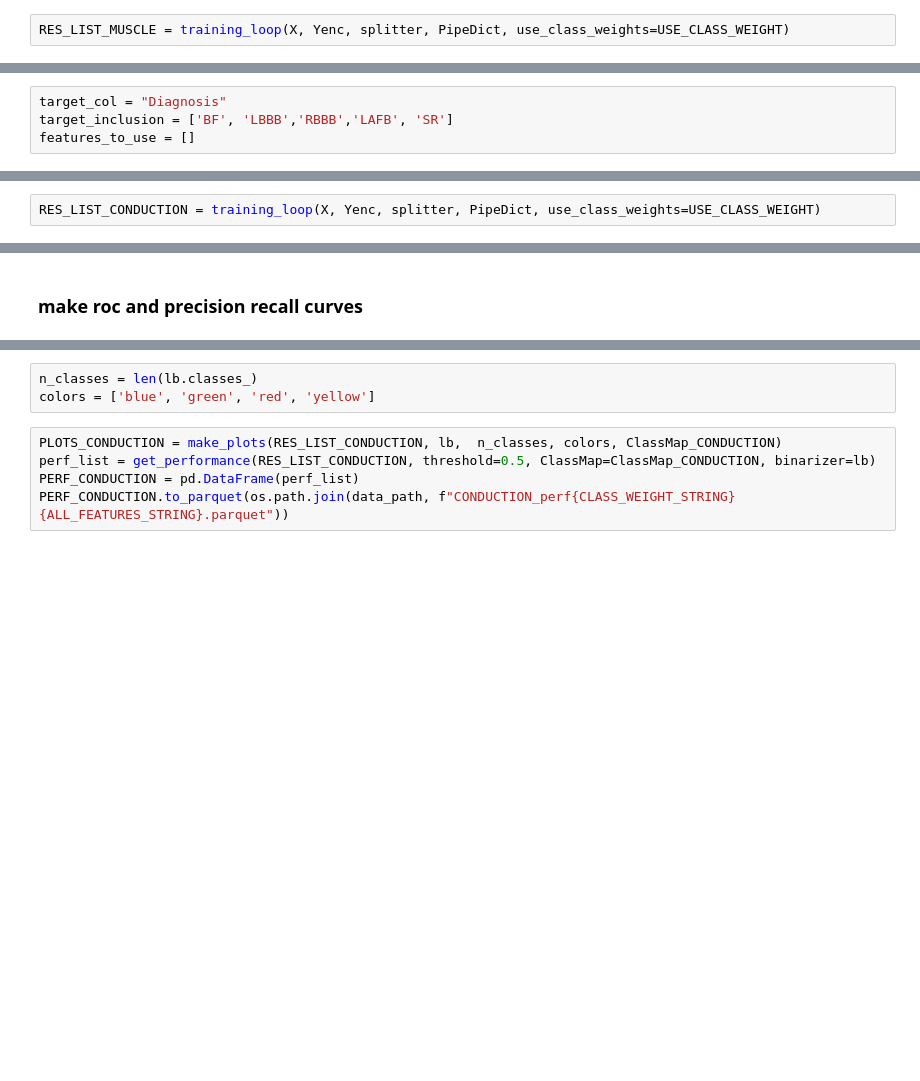
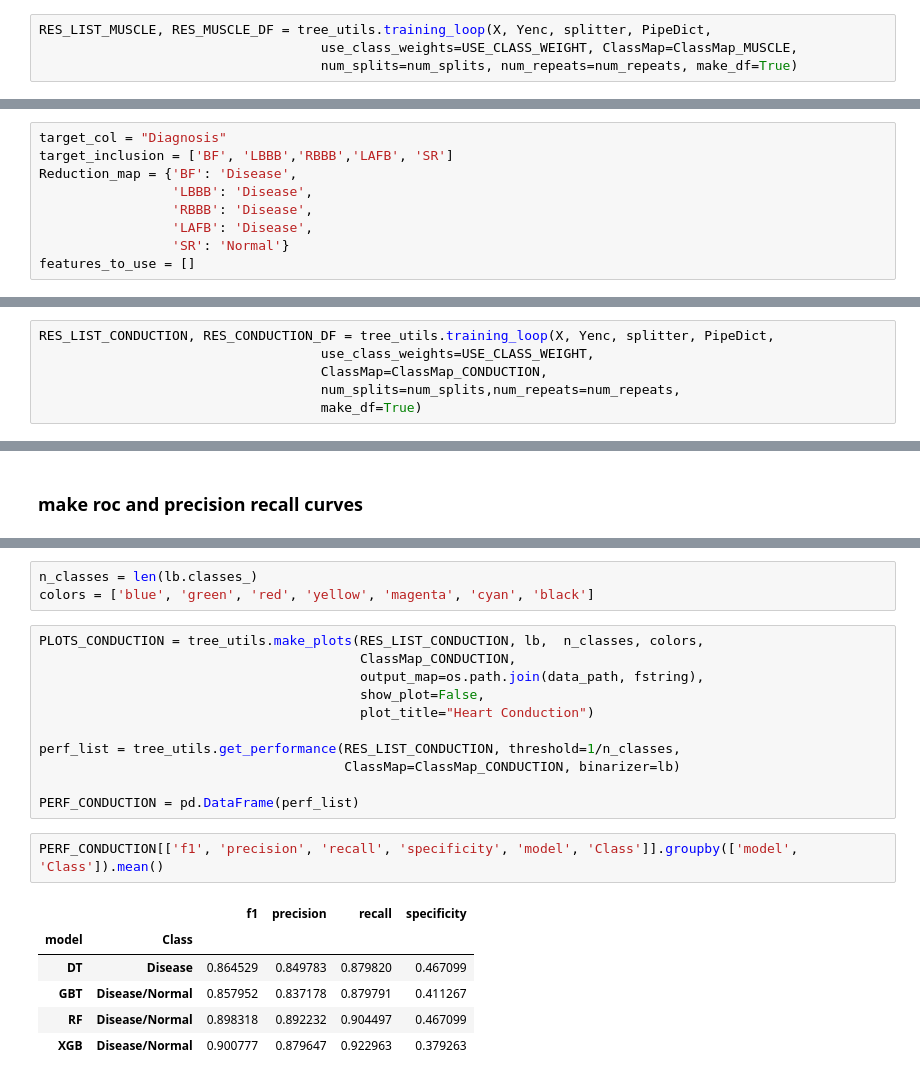
Before and after one commit to UPOD-datascience/TreeBuilder, a Jupyter notebook: sandbox/baseline_classifier.ipynb, the cells around one changed output, grey strips where cells are left out. Cells and saved outputs as stored; diff of their text form; blank space fills up the shorter version.

```diff
--- a/sandbox/baseline_classifier.ipynb
+++ b/sandbox/baseline_classifier.ipynb
@@ -571,2 +398,4 @@ ClassMap_MUSCLE = {i:c for i,c in enumerate(lbe.classes_)}
 # %%
-RES_LIST_MUSCLE = training_loop(X, Yenc, splitter, PipeDict, use_class_weights=USE_CLASS_WEIGHT)
+RES_LIST_MUSCLE, RES_MUSCLE_DF = tree_utils.training_loop(X, Yenc, splitter, PipeDict,
+                                    use_class_weights=USE_CLASS_WEIGHT, ClassMap=ClassMap_MUSCLE,
+                                    num_splits=num_splits, num_repeats=num_repeats, make_df=True)
@@ -597,6 +441,11 @@ PERF_MUSCLE.to_parquet(os.path.join(data_path, f"MUSCLE_perf{CLASS_WEIGHT_STRING
 # %%
 target_col = "Diagnosis"
 target_inclusion = ['BF', 'LBBB','RBBB','LAFB', 'SR']
+Reduction_map = {'BF': 'Disease',
+                 'LBBB': 'Disease',
+                 'RBBB': 'Disease',
+                 'LAFB': 'Disease',
+                 'SR': 'Normal'}
 features_to_use = []
 # %%
 if len(features_to_use)==0:
@@ -674,2 +532,6 @@ ClassMap_CONDUCTION
 # %%
-RES_LIST_CONDUCTION = training_loop(X, Yenc, splitter, PipeDict, use_class_weights=USE_CLASS_WEIGHT)
+RES_LIST_CONDUCTION, RES_CONDUCTION_DF = tree_utils.training_loop(X, Yenc, splitter, PipeDict,
+                                    use_class_weights=USE_CLASS_WEIGHT,
+                                    ClassMap=ClassMap_CONDUCTION,
+                                    num_splits=num_splits,num_repeats=num_repeats,
+                                    make_df=True)
@@ -682,8 +549,23 @@ Y.value_counts()
 # %%
 n_classes = len(lb.classes_)
-colors = ['blue', 'green', 'red', 'yellow']
+colors = ['blue', 'green', 'red', 'yellow', 'magenta', 'cyan', 'black']
 # %%
-PLOTS_CONDUCTION = make_plots(RES_LIST_CONDUCTION, lb,  n_classes, colors, ClassMap_CONDUCTION)
-perf_list = get_performance(RES_LIST_CONDUCTION, threshold=0.5, ClassMap=ClassMap_CONDUCTION, binarizer=lb)
+PLOTS_CONDUCTION = tree_utils.make_plots(RES_LIST_CONDUCTION, lb,  n_classes, colors,
+                                         ClassMap_CONDUCTION,
+                                         output_map=os.path.join(data_path, fstring),
+                                         show_plot=False,
+                                         plot_title="Heart Conduction")
+
+perf_list = tree_utils.get_performance(RES_LIST_CONDUCTION, threshold=1/n_classes,
+                                       ClassMap=ClassMap_CONDUCTION, binarizer=lb)
+
 PERF_CONDUCTION = pd.DataFrame(perf_list)
-PERF_CONDUCTION.to_parquet(os.path.join(data_path, f"CONDUCTION_perf{CLASS_WEIGHT_STRING}{ALL_FEATURES_STRING}.parquet"))
+# %%
+PERF_CONDUCTION[['f1', 'precision', 'recall', 'specificity', 'model', 'Class']].groupby(['model', 'Class']).mean()
+# %% [output]
+|  |  | f1 | precision | recall | specificity |
+| model | Class |  |  |  |  |
+| DT | Disease | 0.864529 | 0.849783 | 0.879820 | 0.467099 |
+| GBT | Disease/Normal | 0.857952 | 0.837178 | 0.879791 | 0.411267 |
+| RF | Disease/Normal | 0.898318 | 0.892232 | 0.904497 | 0.467099 |
+| XGB | Disease/Normal | 0.900777 | 0.879647 | 0.922963 | 0.379263 |
```
Also changed, not shown: parts of 37 cells of this notebook, 3 other files.
